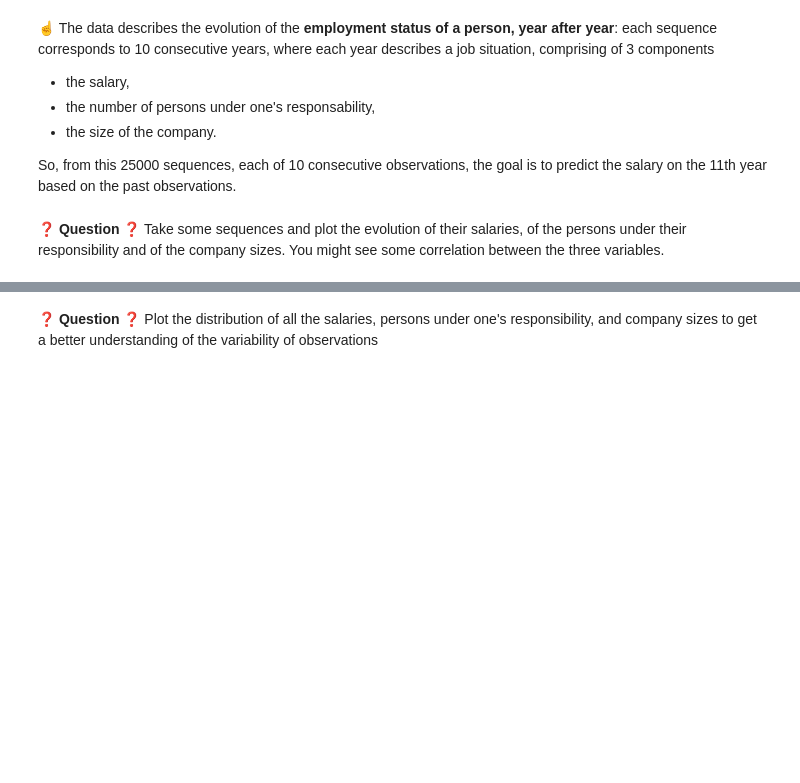
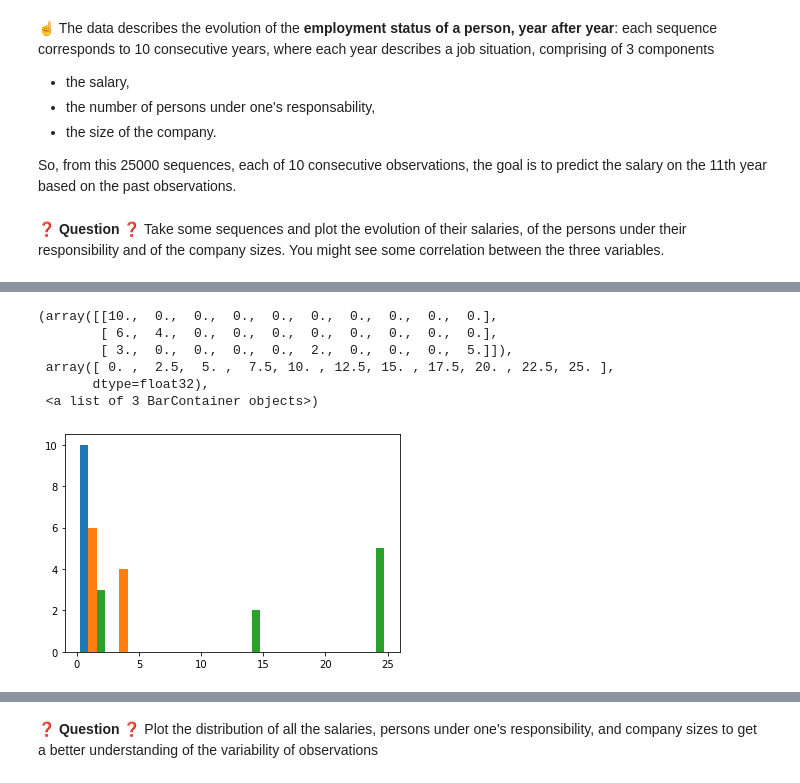
Before and after one commit to selmalopez/data-challenges, a Jupyter notebook: 06-Deep-Learning/04-Recurrent-Neural-Networks/01-Your-first-RNN/your_first_rnn.ipynb, the cells around one changed output, grey strips where cells are left out. Saved outputs shown, nothing was run; the diff lists cells and outputs as text; code cells hidden in the pictures; blank space fills up the shorter version.

```diff
--- a/06-Deep-Learning/04-Recurrent-Neural-Networks/01-Your-first-RNN/your_first_rnn.ipynb
+++ b/06-Deep-Learning/04-Recurrent-Neural-Networks/01-Your-first-RNN/your_first_rnn.ipynb
@@ -38,0 +64,12 @@ So, from this 25000 sequences, each of 10 consecutive observations, the goal is
+# %%
+plt.hist(X[3])
+#salaire, nombres de personnes, taille de l'entreprise
+#evolution du salaire
+# %% [output]
+(array([[10.,  0.,  0.,  0.,  0.,  0.,  0.,  0.,  0.,  0.],
+        [ 6.,  4.,  0.,  0.,  0.,  0.,  0.,  0.,  0.,  0.],
+        [ 3.,  0.,  0.,  0.,  0.,  2.,  0.,  0.,  0.,  5.]]),
+ array([ 0. ,  2.5,  5. ,  7.5, 10. , 12.5, 15. , 17.5, 20. , 22.5, 25. ],
+       dtype=float32),
+ <a list of 3 BarContainer objects>)
+[figure, added]
```
Also changed, not shown: parts of 30 cells of this notebook.
